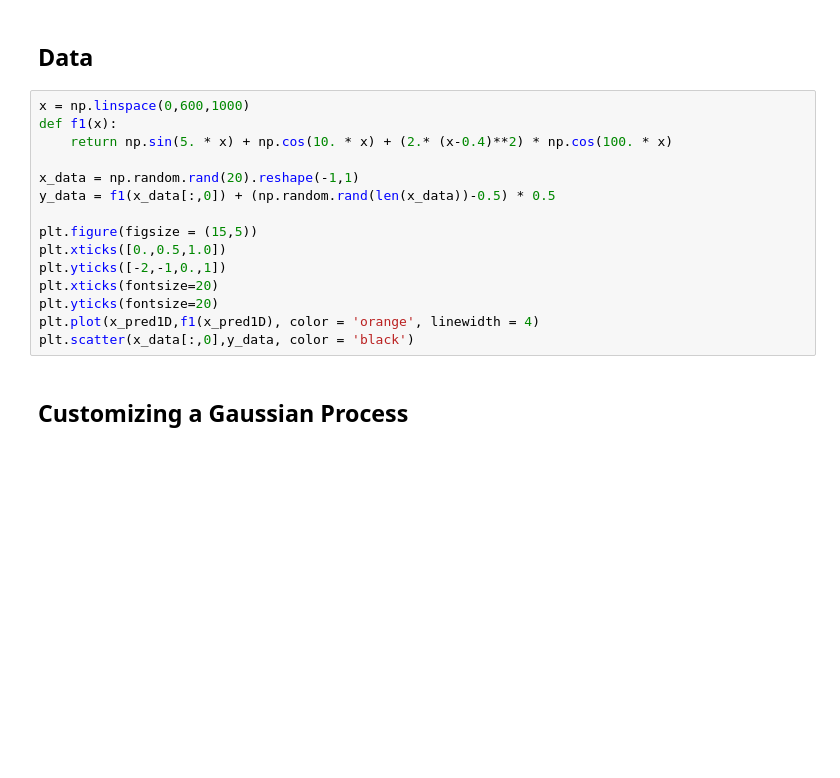
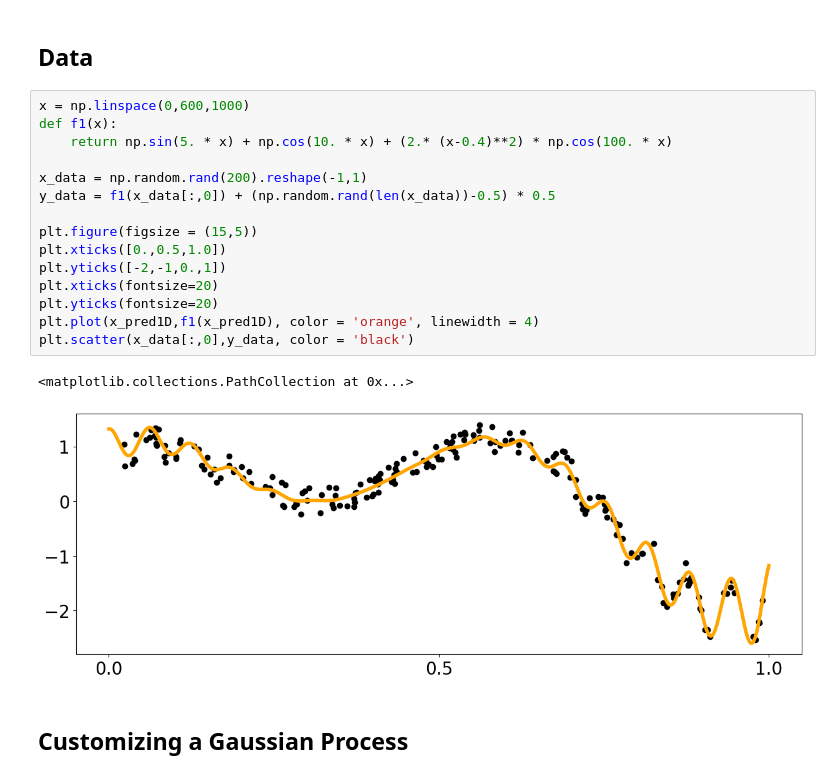
Before and after one commit to lbl-camera/fvGP, a Jupyter notebook: docs/source/examples/SingleTaskTest.ipynb, the cells around one changed output. Drawn from its saved outputs; the diff is of its cells as text; blank space fills up the shorter version.

```diff
--- a/docs/source/examples/SingleTaskTest.ipynb
+++ b/docs/source/examples/SingleTaskTest.ipynb
@@ -21,18 +21,21 @@ x_pred1D = np.linspace(0,1,1000).reshape(-1,1)
 # %%
 x = np.linspace(0,600,1000)
 def f1(x):
     return np.sin(5. * x) + np.cos(10. * x) + (2.* (x-0.4)**2) * np.cos(100. * x)
 
-x_data = np.random.rand(20).reshape(-1,1)
+x_data = np.random.rand(200).reshape(-1,1)
 y_data = f1(x_data[:,0]) + (np.random.rand(len(x_data))-0.5) * 0.5
 
 plt.figure(figsize = (15,5))
 plt.xticks([0.,0.5,1.0])
 plt.yticks([-2,-1,0.,1])
 plt.xticks(fontsize=20)
 plt.yticks(fontsize=20)
 plt.plot(x_pred1D,f1(x_pred1D), color = 'orange', linewidth = 4)
 plt.scatter(x_data[:,0],y_data, color = 'black')
+# %% [output]
+<matplotlib.collections.PathCollection at 0x...>
+[figure, added]
 # %% [markdown]
 ## Customizing a Gaussian Process
 # %%
```
Also changed, not shown: parts of 8 cells of this notebook, 17 other files.
